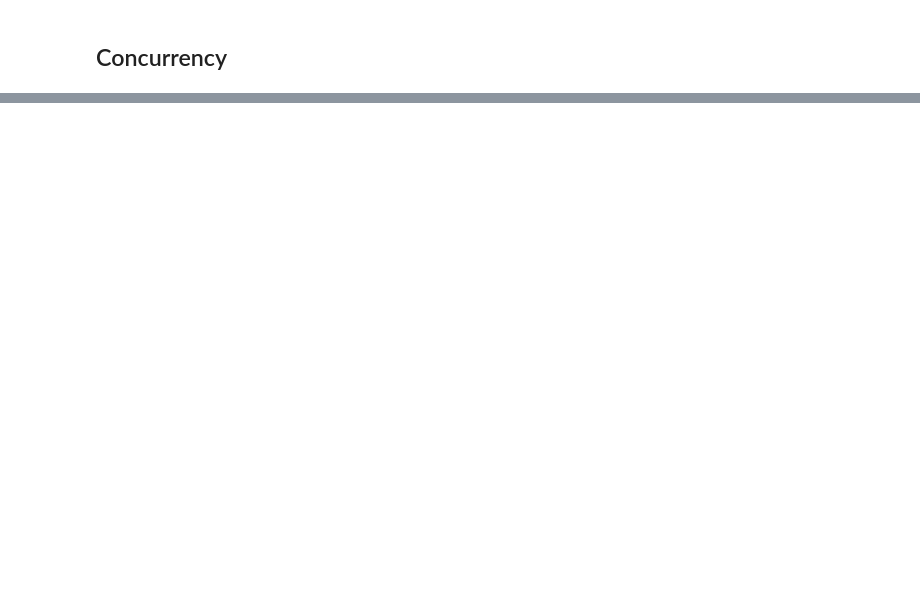
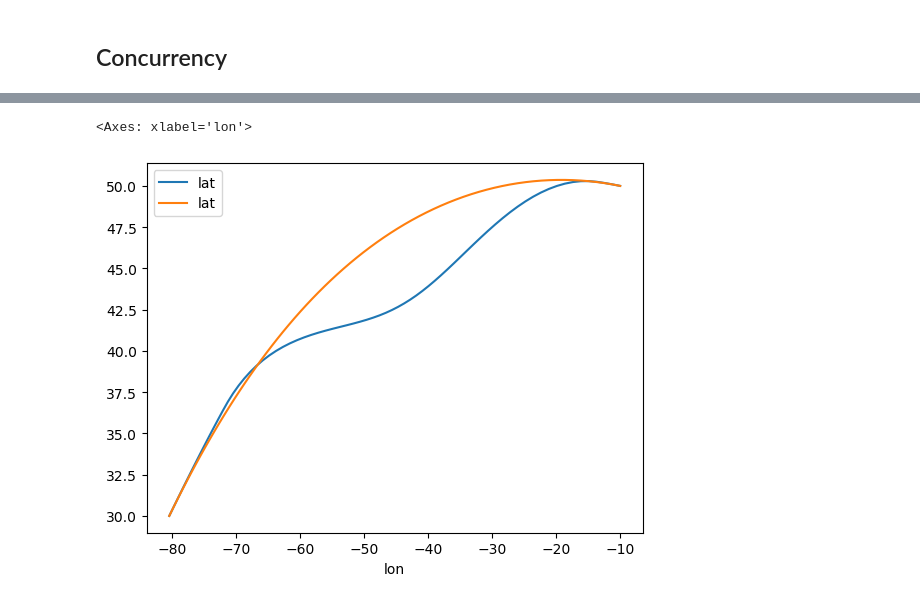
Before and after one commit to willirath/ship_routing, a Jupyter notebook: doc/examples/ship_routing_example_genetic.ipynb, the cells around one changed output, grey strips where cells are left out. Saved outputs shown, nothing was run; the diff lists cells and outputs as text; code cells hidden in the pictures; blank space fills up the shorter version.

```diff
--- a/doc/examples/ship_routing_example_genetic.ipynb
+++ b/doc/examples/ship_routing_example_genetic.ipynb
@@ -444,0 +432,11 @@ for r in routes_crossed:
+# %%
+ax = population[imin].route.data_frame.plot.line(
+    x="lon", y="lat",
+)
+route_0.data_frame.plot.line(
+    x="lon", y="lat",
+    ax=ax,
+)
+# %% [output]
+<Axes: xlabel='lon'>
+[figure, added]
```
Also changed, not shown: parts of 37 cells of this notebook.
